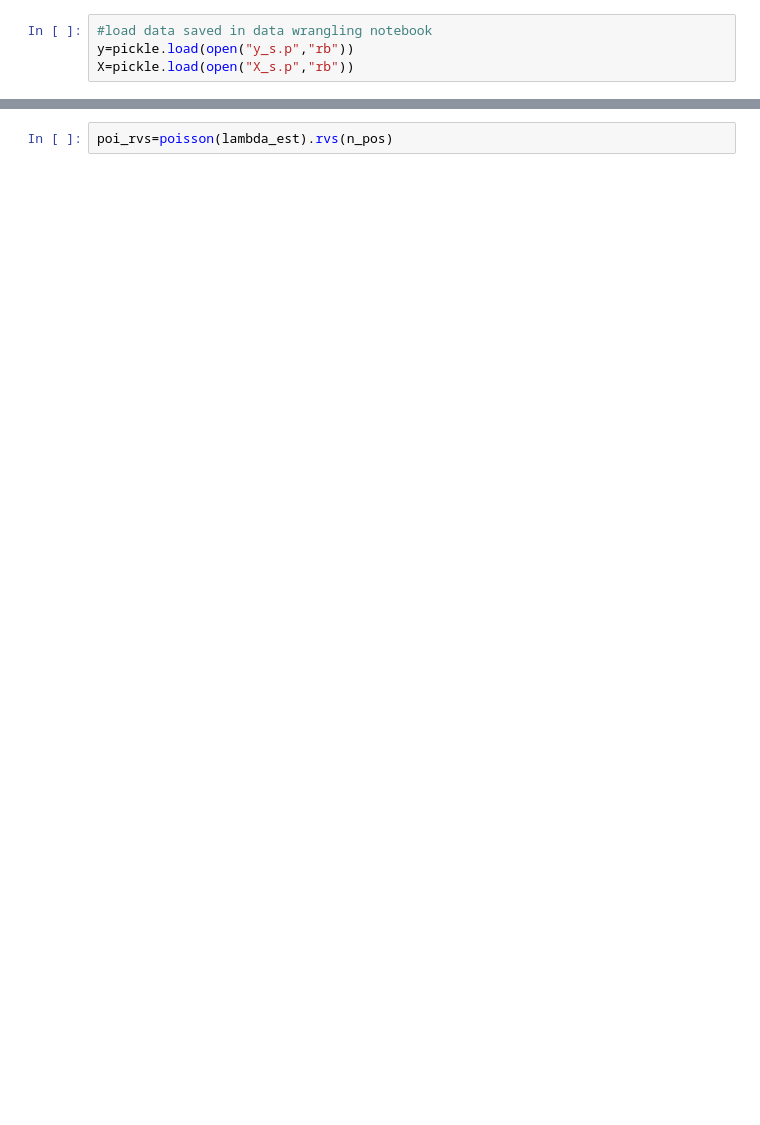
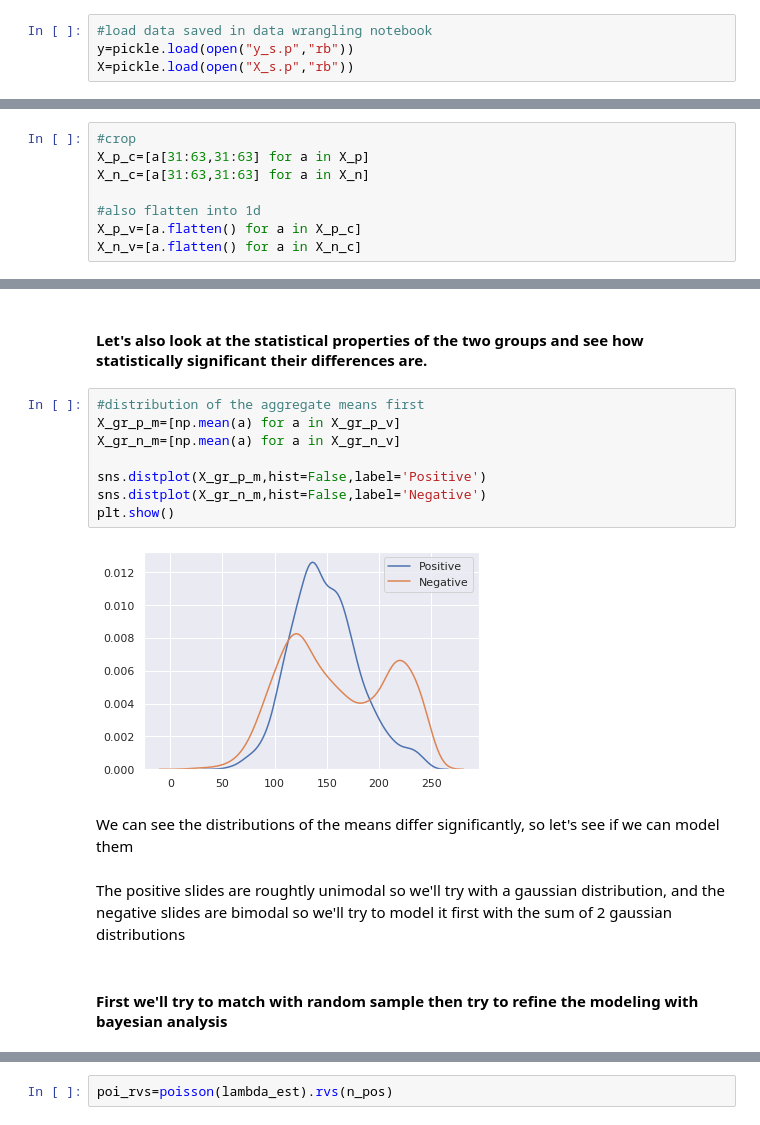
Before and after one commit to morganfry/springboard, a Jupyter notebook: Capstone Project 1/Spr_Cap1_Mfry_Inferential_Statistics.ipynb, the cells around one changed output, grey strips where cells are left out. Saved outputs shown, nothing was run; the diff lists cells and outputs as text; blank space fills up the shorter version.

```diff
--- a/Capstone Project 1/Spr_Cap1_Mfry_Inferential_Statistics.ipynb
+++ b/Capstone Project 1/Spr_Cap1_Mfry_Inferential_Statistics.ipynb
@@ -83,0 +47,8 @@ lambda_est=np.mean(X_p_mean)
+# %%
+#crop
+X_p_c=[a[31:63,31:63] for a in X_p]
+X_n_c=[a[31:63,31:63] for a in X_n]
+
+#also flatten into 1d
+X_p_v=[a.flatten() for a in X_p_c]
+X_n_v=[a.flatten() for a in X_n_c]
@@ -83,0 +292,18 @@ lambda_est=np.mean(X_p_mean)
+# %% [markdown]
+#### Let's also look at the statistical properties of the two groups and see how statistically significant their differences are.
+# %%
+#distribution of the aggregate means first
+X_gr_p_m=[np.mean(a) for a in X_gr_p_v]
+X_gr_n_m=[np.mean(a) for a in X_gr_n_v]
+
+sns.distplot(X_gr_p_m,hist=False,label='Positive')
+sns.distplot(X_gr_n_m,hist=False,label='Negative')
+plt.show()
+# %% [output]
+[figure, added]
+# %% [markdown]
+We can see the distributions of the means differ significantly, so let's see if we can model them
+# %% [markdown]
+The positive slides are roughtly unimodal so we'll try with a gaussian distribution, and the negative slides are bimodal so we'll try to model it first with the sum of 2 gaussian distributions
+# %% [markdown]
+#### First we'll try to match with random sample then try to refine the modeling with bayesian analysis
```
Also changed, not shown: parts of 66 cells of this notebook.
